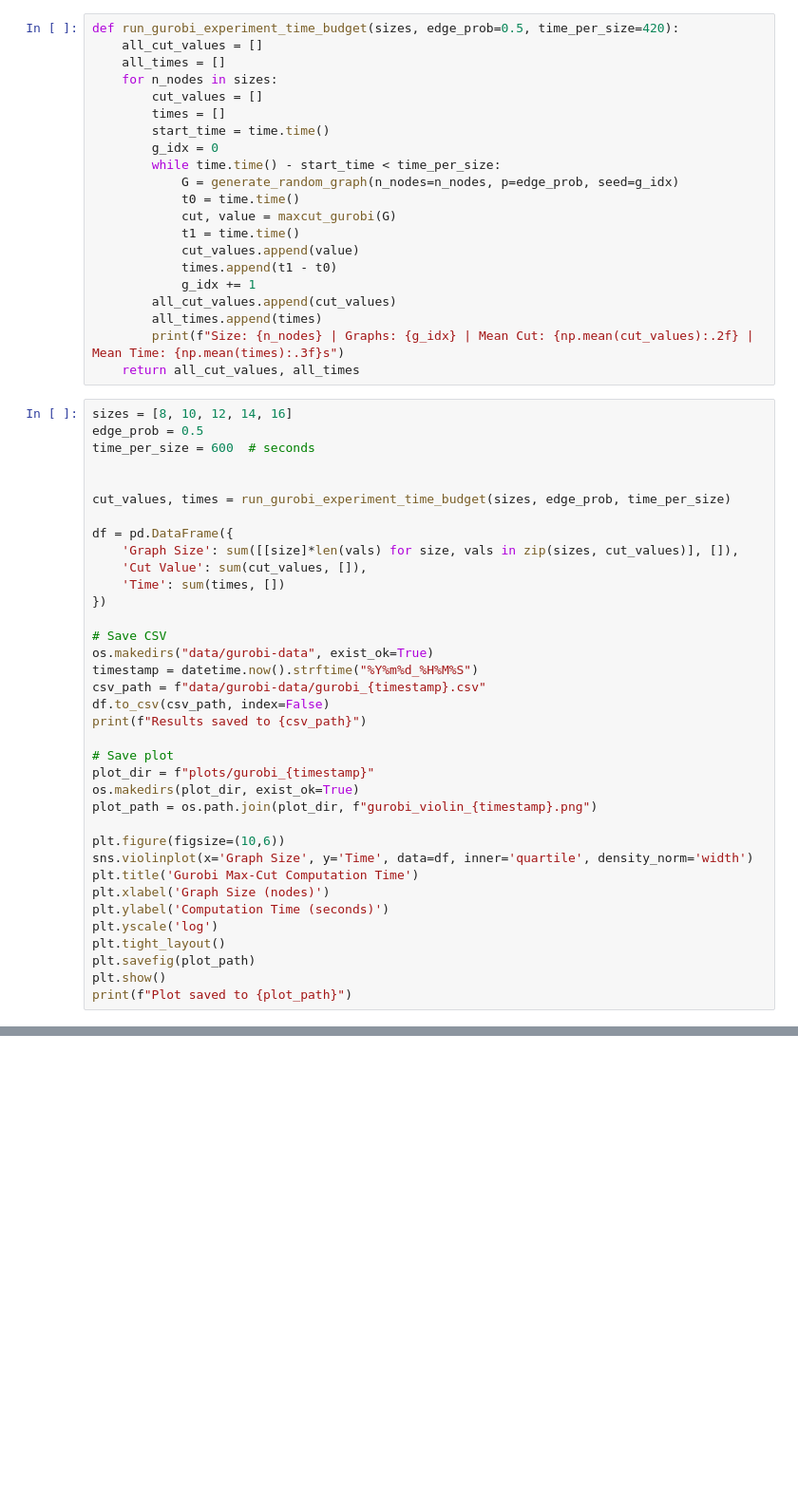
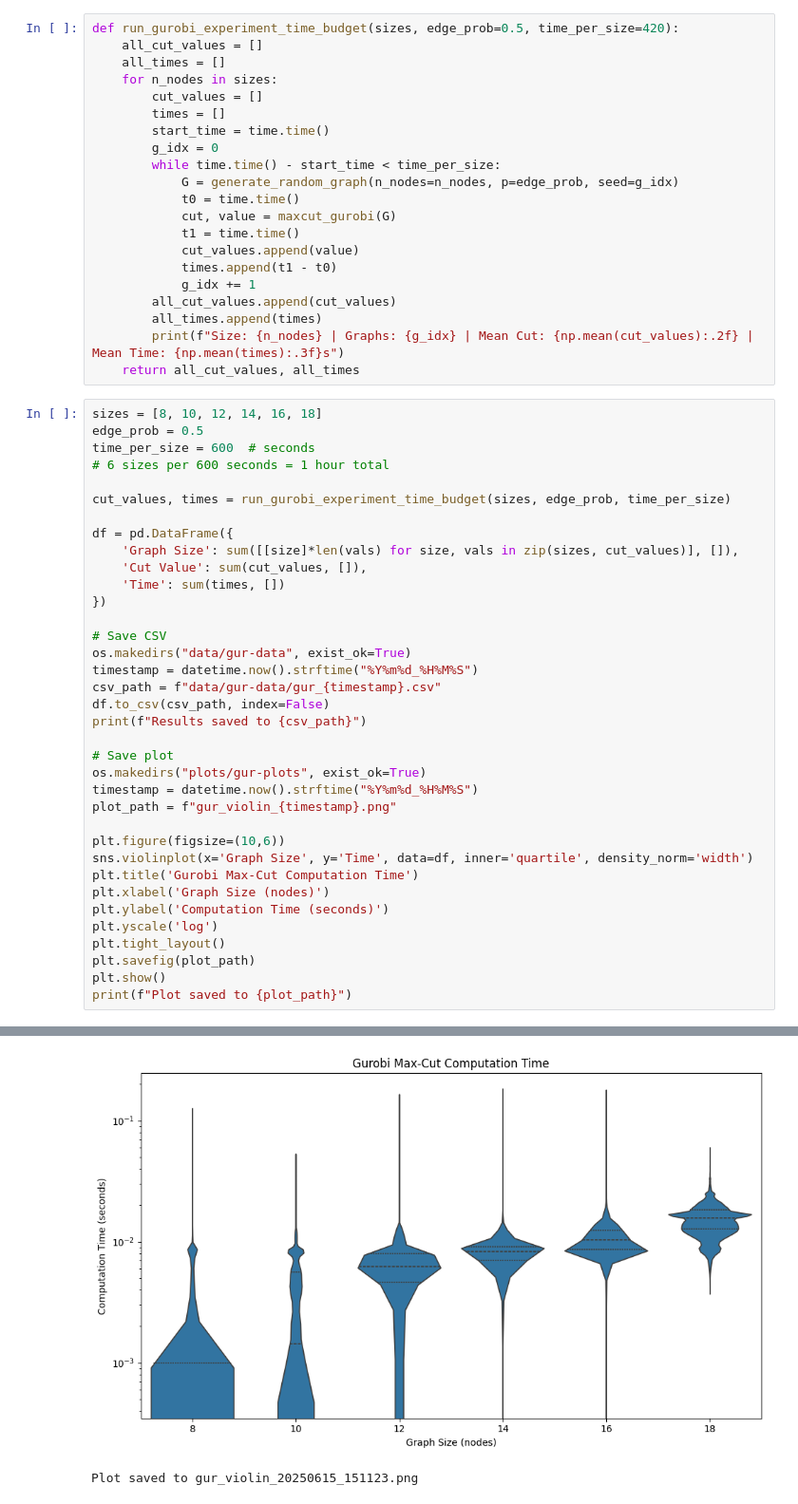
Before and after one commit to wujciak/DiscreteMath, a Jupyter notebook: max-cut/gurobi-maxcut.ipynb, the cells around one changed output, grey strips where cells are left out. Shown: that part at 95% size. Cells and saved outputs as stored; diff of their text form; blank space fills up the shorter version.

Commit message:
experimtents for gurobi and bruteforce

```diff
--- a/max-cut/gurobi-maxcut.ipynb
+++ b/max-cut/gurobi-maxcut.ipynb
@@ -59,10 +59,10 @@ def run_gurobi_experiment_time_budget(sizes, edge_prob=0.5, time_per_size=420):
         print(f"Size: {n_nodes} | Graphs: {g_idx} | Mean Cut: {np.mean(cut_values):.2f} | Mean Time: {np.mean(times):.3f}s")
     return all_cut_values, all_times
 # %%
-sizes = [8, 10, 12, 14, 16]
+sizes = [8, 10, 12, 14, 16, 18]
 edge_prob = 0.5
 time_per_size = 600  # seconds
-
+# 6 sizes per 600 seconds = 1 hour total
 
 cut_values, times = run_gurobi_experiment_time_budget(sizes, edge_prob, time_per_size)
 
@@ -73,16 +73,16 @@ df = pd.DataFrame({
 })
 
 # Save CSV
-os.makedirs("data/gurobi-data", exist_ok=True)
+os.makedirs("data/gur-data", exist_ok=True)
 timestamp = datetime.now().strftime("%Y%m%d_%H%M%S")
-csv_path = f"data/gurobi-data/gurobi_{timestamp}.csv"
+csv_path = f"data/gur-data/gur_{timestamp}.csv"
 df.to_csv(csv_path, index=False)
 print(f"Results saved to {csv_path}")
 
 # Save plot
-plot_dir = f"plots/gurobi_{timestamp}"
-os.makedirs(plot_dir, exist_ok=True)
-plot_path = os.path.join(plot_dir, f"gurobi_violin_{timestamp}.png")
+os.makedirs("plots/gur-plots", exist_ok=True)
+timestamp = datetime.now().strftime("%Y%m%d_%H%M%S")
+plot_path = f"gur_violin_{timestamp}.png"
 
 plt.figure(figsize=(10,6))
 sns.violinplot(x='Graph Size', y='Time', data=df, inner='quartile', density_norm='width')
@@ -94,3 +94,4 @@ plt.tight_layout()
 plt.savefig(plot_path)
 plt.show()
 print(f"Plot saved to {plot_path}")
+# %% [output]
@@ -96,0 +105,2 @@ print(f"Plot saved to {plot_path}")
+[figure, added]
+Plot saved to gur_violin_20250615_151123.png
```
Also changed, not shown: parts of 1 cell of this notebook, 11 other files.
